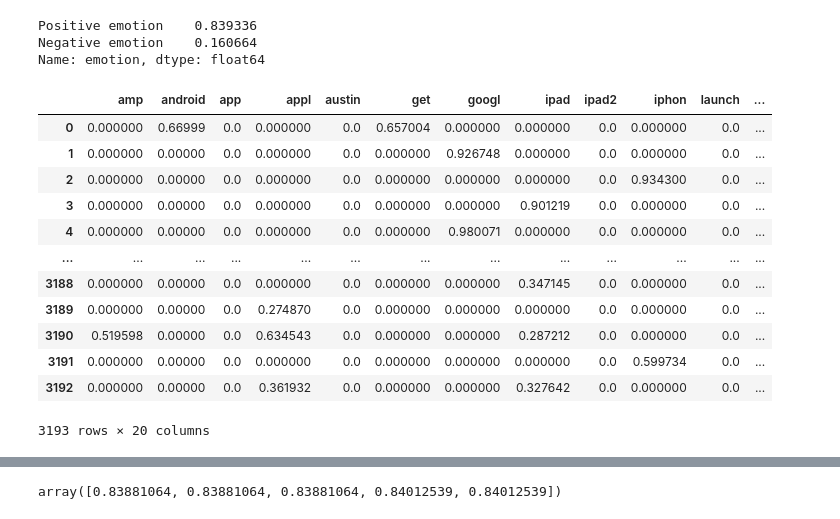
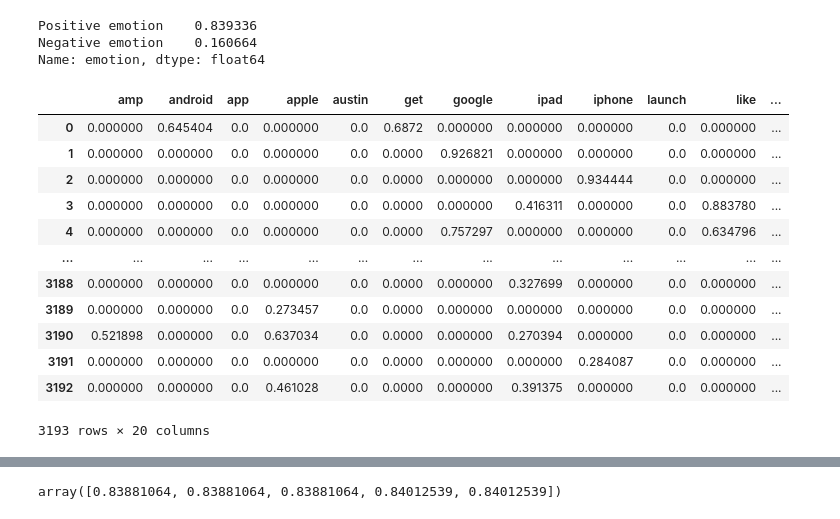
Before and after one commit to nate-walter/Twitter-NLP-Project, a Jupyter notebook: Phase-4-EDA_bretts_edits.ipynb, the cells around one changed output, grey strips where cells are left out. Drawn from its saved outputs; the diff is of its cells as text; code cells hidden in the pictures.

```diff
--- a/Phase-4-EDA_bretts_edits.ipynb
+++ b/Phase-4-EDA_bretts_edits.ipynb
@@ -89,21 +92,26 @@ def remove_junk(text):
     text = re.sub(r'&quot', '', str(text)) # remove weird quote symbol
     text = re.sub(r'&amp', '', str(text)) # remove weird and symbol
 
-    text = re.sub(r'SXSW', '', str(text)) # remove hashtag symbol
+    text = re.sub(r'SXSW', '', str(text), flags=re.IGNORECASE) # remove hashtag symbol
     text = re.sub(r'Android', '', str(text)) # remove hashtag symbol
-    text = re.sub(r'iPhone', '', str(text)) # remove hashtag symbol
-    text = re.sub(r'Google', '', str(text)) # remove hashtag symbol
+    text = re.sub(r'iPhone', '', str(text), flags=re.IGNORECASE) # remove hashtag symbol
+    text = re.sub(r'Google', '', str(text), flags=re.IGNORECASE) # remove hashtag symbol
+    text = re.sub(r'apple', '', str(text), flags=re.IGNORECASE) # remove hashtag symbol
+    text = re.sub(r'store', '', str(text), flags=re.IGNORECASE) # remove hashtag symbol
+    text = re.sub(r'app ', '', str(text), flags=re.IGNORECASE) # remove hashtag symbol
+    text = re.sub(r'ipad', '', str(text), flags=re.IGNORECASE) # remove hashtag symbol
+    text = re.sub(r'austin', '', str(text), flags=re.IGNORECASE) # remove hashtag symbol
     #text = re.sub(r'[^A-Za-z0-9#]', '', str(text)) # remove weird and symbol
     #text = re.sub(r'[\,\.\?\*\$\'\"\!\(\)\:\_\/\-\=\^\;]+', '', text)
     return text
 # %%
 #Create a function that tokenizes text
-def tokenize(tweet):
+def tokenize(text):
     regex_token = RegexpTokenizer(r"([a-zA-Z]+(?:’[a-z]+)?)")
-    tokenized_tweet = regex_token.tokenize(tweet)
-    #tweet_tokens = [word.lower() for word in tokenized_tweet]
+    tokenized_tweet = regex_token.tokenize(text)
+    tweet_tokens = [word.lower() for word in tokenized_tweet]
     #cleaned_tweet = [word for word in lowered_tokens if word not in sw]
-    return tokenized_tweet
+    return tweet_tokens
 # %%
 #Create a function that removes stopwords and punctuation
 punctuations = string.punctuation
@@ -322,32 +336,32 @@ Name: emotion, dtype: float64
 # %%
 # Import the relevant vectorizer class
 from sklearn.feature_extraction.text import TfidfVectorizer
 
 # Instantiate a vectorizer with max_features=10
 # (we are using the default token pattern)
 tfidf = TfidfVectorizer(
     max_features=20,
-    stop_words=sw,
-    tokenizer=stem_and_tokenize
+    stop_words=stopwords,
+    tokenizer=tokenize
 )
 
 # Fit the vectorizer on X_train["text"] and transform it
 X_train_vectorized = tfidf.fit_transform(X_train['tweet_text'])
 
 
 # Visually inspect the 10 most common words
 pd.DataFrame.sparse.from_spmatrix(X_train_vectorized, columns=tfidf.get_feature_names())
 # %% [output]
-|  | amp | android | app | appl | austin | get | googl | ipad | ipad2 | iphon | launch | ... |
-| 0 | 0.000000 | 0.66999 | 0.0 | 0.000000 | 0.0 | 0.657004 | 0.000000 | 0.000000 | 0.0 | 0.000000 | 0.0 | ... |
-| 1 | 0.000000 | 0.00000 | 0.0 | 0.000000 | 0.0 | 0.000000 | 0.926748 | 0.000000 | 0.0 | 0.000000 | 0.0 | ... |
-| 2 | 0.000000 | 0.00000 | 0.0 | 0.000000 | 0.0 | 0.000000 | 0.000000 | 0.000000 | 0.0 | 0.934300 | 0.0 | ... |
-| 3 | 0.000000 | 0.00000 | 0.0 | 0.000000 | 0.0 | 0.000000 | 0.000000 | 0.901219 | 0.0 | 0.000000 | 0.0 | ... |
-| 4 | 0.000000 | 0.00000 | 0.0 | 0.000000 | 0.0 | 0.000000 | 0.980071 | 0.000000 | 0.0 | 0.000000 | 0.0 | ... |
+|  | amp | android | app | apple | austin | get | google | ipad | iphone | launch | like | ... |
+| 0 | 0.000000 | 0.645404 | 0.0 | 0.000000 | 0.0 | 0.6872 | 0.000000 | 0.000000 | 0.000000 | 0.0 | 0.000000 | ... |
+| 1 | 0.000000 | 0.000000 | 0.0 | 0.000000 | 0.0 | 0.0000 | 0.926821 | 0.000000 | 0.000000 | 0.0 | 0.000000 | ... |
+| 2 | 0.000000 | 0.000000 | 0.0 | 0.000000 | 0.0 | 0.0000 | 0.000000 | 0.000000 | 0.934444 | 0.0 | 0.000000 | ... |
+| 3 | 0.000000 | 0.000000 | 0.0 | 0.000000 | 0.0 | 0.0000 | 0.000000 | 0.416311 | 0.000000 | 0.0 | 0.883780 | ... |
+| 4 | 0.000000 | 0.000000 | 0.0 | 0.000000 | 0.0 | 0.0000 | 0.757297 | 0.000000 | 0.000000 | 0.0 | 0.634796 | ... |
 | ... | ... | ... | ... | ... | ... | ... | ... | ... | ... | ... | ... | ... |
-| 3188 | 0.000000 | 0.00000 | 0.0 | 0.000000 | 0.0 | 0.000000 | 0.000000 | 0.347145 | 0.0 | 0.000000 | 0.0 | ... |
-| 3189 | 0.000000 | 0.00000 | 0.0 | 0.274870 | 0.0 | 0.000000 | 0.000000 | 0.000000 | 0.0 | 0.000000 | 0.0 | ... |
-| 3190 | 0.519598 | 0.00000 | 0.0 | 0.634543 | 0.0 | 0.000000 | 0.000000 | 0.287212 | 0.0 | 0.000000 | 0.0 | ... |
-| 3191 | 0.000000 | 0.00000 | 0.0 | 0.000000 | 0.0 | 0.000000 | 0.000000 | 0.000000 | 0.0 | 0.599734 | 0.0 | ... |
-| 3192 | 0.000000 | 0.00000 | 0.0 | 0.361932 | 0.0 | 0.000000 | 0.000000 | 0.327642 | 0.0 | 0.000000 | 0.0 | ... |
+| 3188 | 0.000000 | 0.000000 | 0.0 | 0.000000 | 0.0 | 0.0000 | 0.000000 | 0.327699 | 0.000000 | 0.0 | 0.000000 | ... |
+| 3189 | 0.000000 | 0.000000 | 0.0 | 0.273457 | 0.0 | 0.0000 | 0.000000 | 0.000000 | 0.000000 | 0.0 | 0.000000 | ... |
+| 3190 | 0.521898 | 0.000000 | 0.0 | 0.637034 | 0.0 | 0.0000 | 0.000000 | 0.270394 | 0.000000 | 0.0 | 0.000000 | ... |
+| 3191 | 0.000000 | 0.000000 | 0.0 | 0.000000 | 0.0 | 0.0000 | 0.000000 | 0.000000 | 0.284087 | 0.0 | 0.000000 | ... |
+| 3192 | 0.000000 | 0.000000 | 0.0 | 0.461028 | 0.0 | 0.0000 | 0.000000 | 0.391375 | 0.000000 | 0.0 | 0.000000 | ... |
 3193 rows × 20 columns
```
Also changed, not shown: parts of 27 cells of this notebook.
